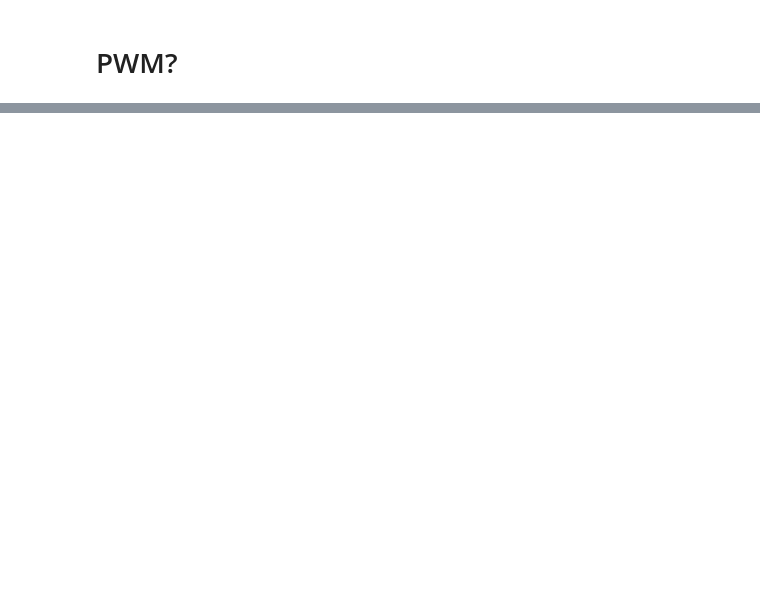
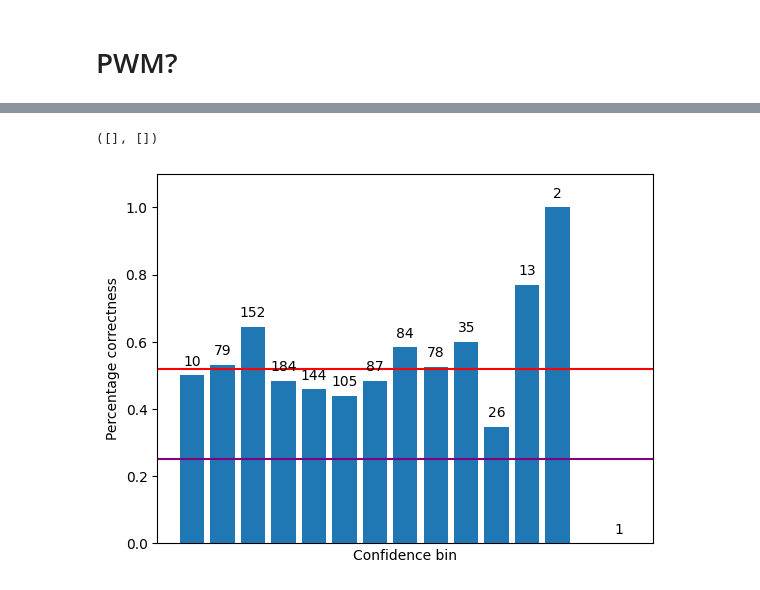
Before and after one commit to itrujnara/genomes-project, a Jupyter notebook: notebooks/evo_test.ipynb, the cells around one changed output, grey strips where cells are left out. Drawn from its saved outputs; the diff is of its cells as text; code cells hidden in the pictures; blank space fills up the shorter version.

```diff
--- a/notebooks/evo_test.ipynb
+++ b/notebooks/evo_test.ipynb
@@ -230,0 +362,5 @@ seed[1:51]
+# %%
+# get corresponding real sequence
+real_list = list(long_seq[:1000])
+print(real_list[:20])
+print(len(real_list))
@@ -230,0 +370,3 @@ seed[1:51]
+# %%
+# identify correct predictions
+correct = [a == b for a,b in zip(pred_list, real_list)]
@@ -230,0 +377,6 @@ seed[1:51]
+# %%
+conf_corr = pd.DataFrame({"conf": conf_tier, "corr": correct})
+# %%
+percentages = conf_corr.groupby("conf").mean("corr")
+counts = conf_corr.groupby("conf").count()
+percentages
@@ -230,0 +400,15 @@ seed[1:51]
+# %%
+# plot correctness per confidence bin
+x = np.linspace(5, 19, 14, dtype=np.int32)
+plt.bar(x, percentages["corr"])
+plt.axhline(y=0.52, color="red")
+plt.axhline(y=0.25, color="purple")
+plt.ylim((0,1.1))
+plt.xlabel("Confidence bin")
+plt.ylabel("Percentage correctness")
+for i, count in enumerate(counts["corr"]):
+    plt.text(x[i], list(percentages["corr"])[i] + 0.03, count, horizontalalignment="center")
+plt.xticks([])
+# %% [output]
+([], [])
+[figure, added]
```
Also changed, not shown: parts of 54 cells of this notebook, 8 other files.
